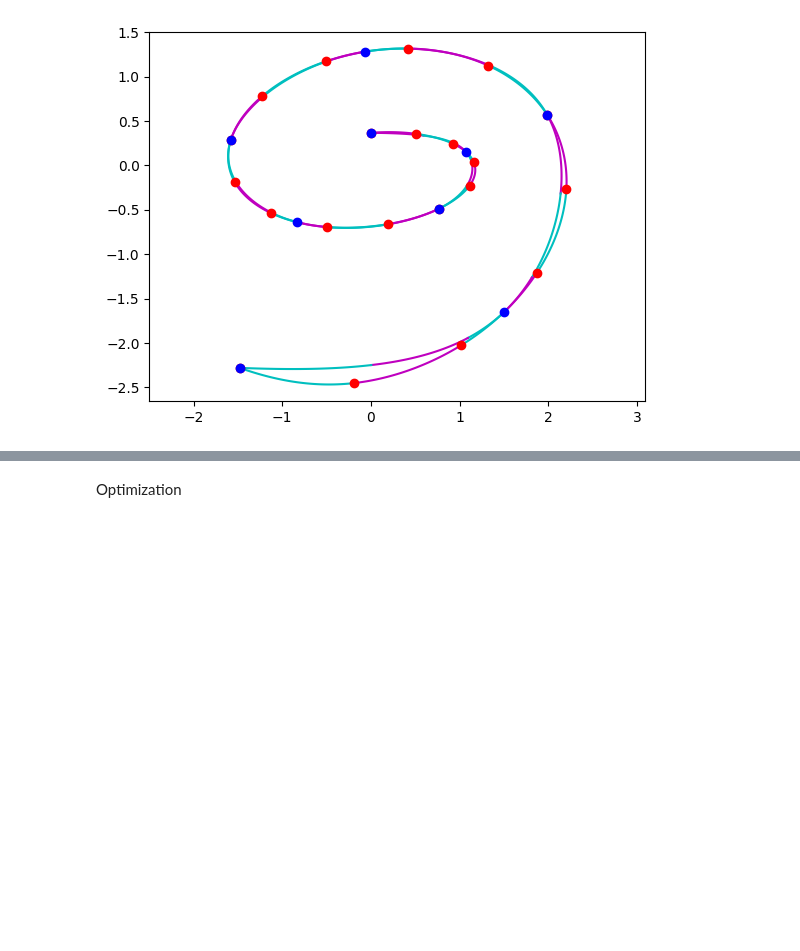
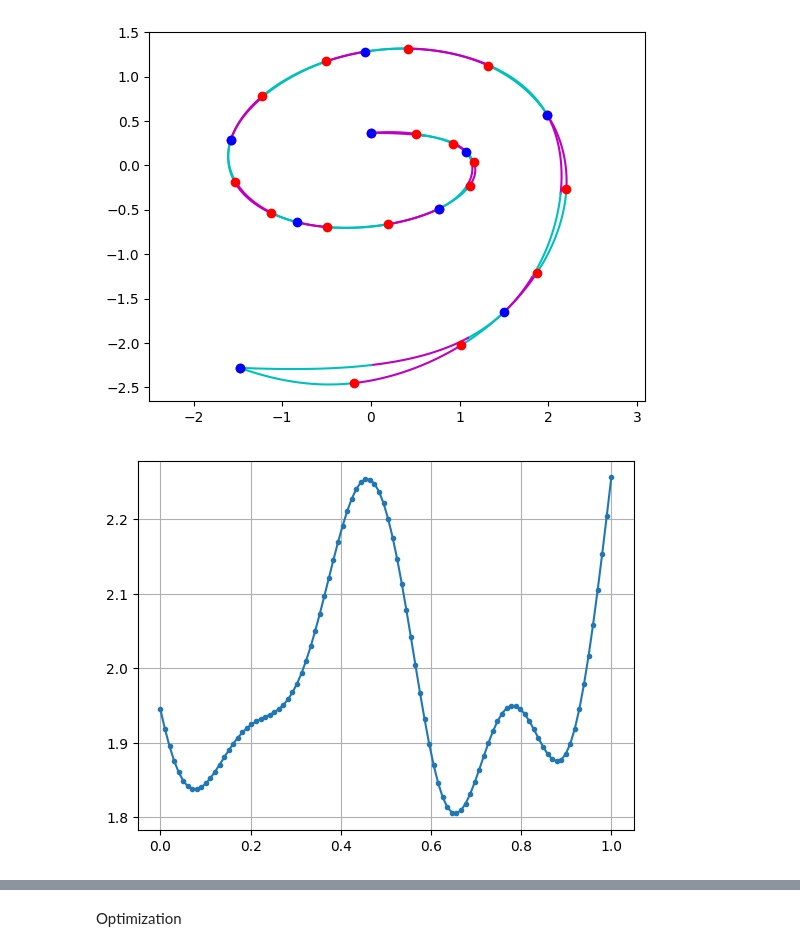
Before and after one commit to harry7557558/Graphics, a Jupyter notebook: fitting/vectorize/bezier_fitting_test_4.ipynb, the cells around one changed output, grey strips where cells are left out. Cells and saved outputs as stored; diff of their text form; code cells hidden in the pictures; blank space fills up the shorter version.

```diff
--- a/fitting/vectorize/bezier_fitting_test_4.ipynb
+++ b/fitting/vectorize/bezier_fitting_test_4.ipynb
@@ -167,10 +168,11 @@ def get_loss(ts, ps, c1s, c2s, verbose=False):
         # add loss
         dx0 = (ts0[1]-ts0[0])/N
         dx1 = (ts1[1]-ts1[0])/(len(ts)-1)
-        if not (abs(dx1-dx0) < 1e-6):
-            print(dx0, dx1)
-            assert False
+        # if not (abs(dx1-dx0) < 1e-6):
+        #     print(dx0, dx1)
+        #     assert False
         weight = dx0/(t01-t00) + dx1/(t11-t10)
+        weight = dx0
         total_loss += weight * loss
 
     return total_loss
@@ -189,6 +191,27 @@ plt.axis("equal")
 plt.show()
 # %% [output]
 [figure]
+# %%
+# make sure there's not discontinuity
+
+n1 = 2
+t_mids = np.linspace(0, 1, 100)
+losses = []
+
+for t_mid in t_mids:
+    ts = np.linspace(0, 1, n1+1)
+    ts[1] = t_mid
+    ps = fun(ts)
+    c1s, c2s = compute_c1_c2(ps)
+    loss = get_loss(ts, ps, c1s, c2s)
+    losses.append(loss**0.5)
+
+plt.figure()
+plt.plot(t_mids, losses, '.-')
+plt.grid()
+plt.show()
+# %% [output]
+[figure, added]
 # %%
 ns = range(2, N)
 losses = []
```
Also changed, not shown: parts of 8 cells of this notebook.
